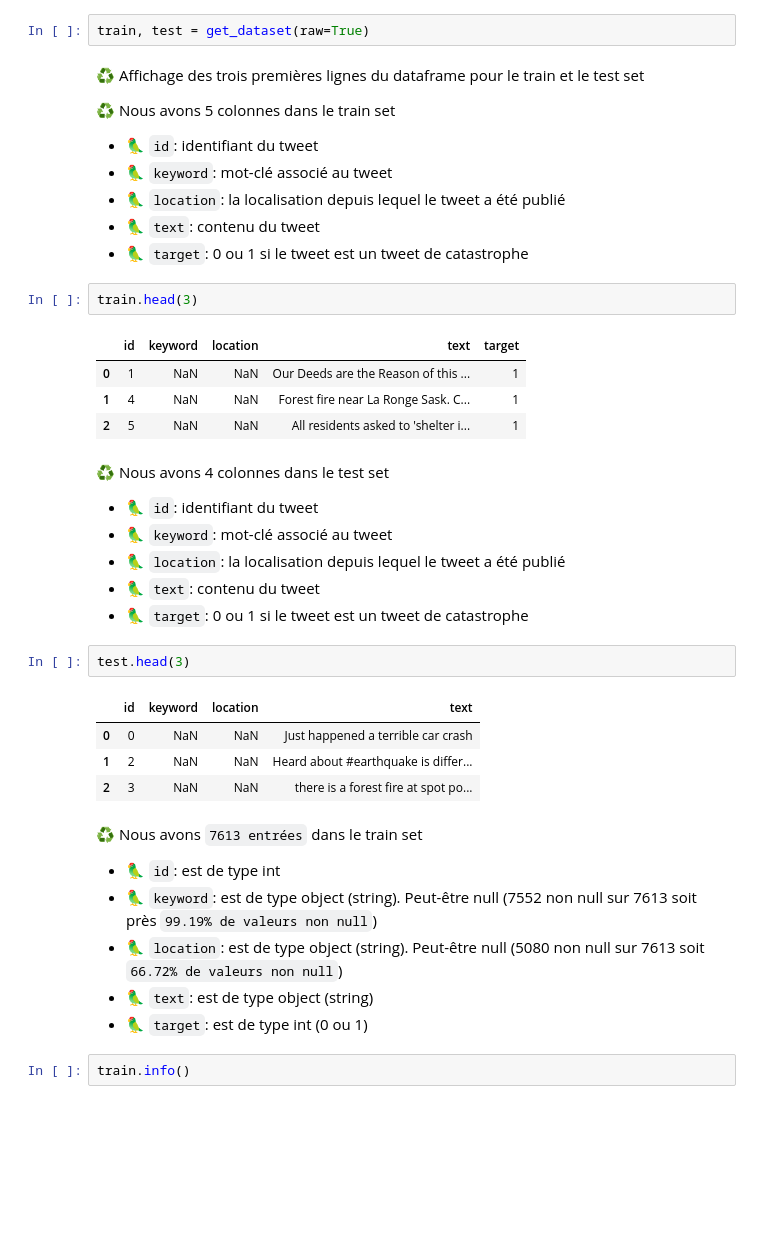
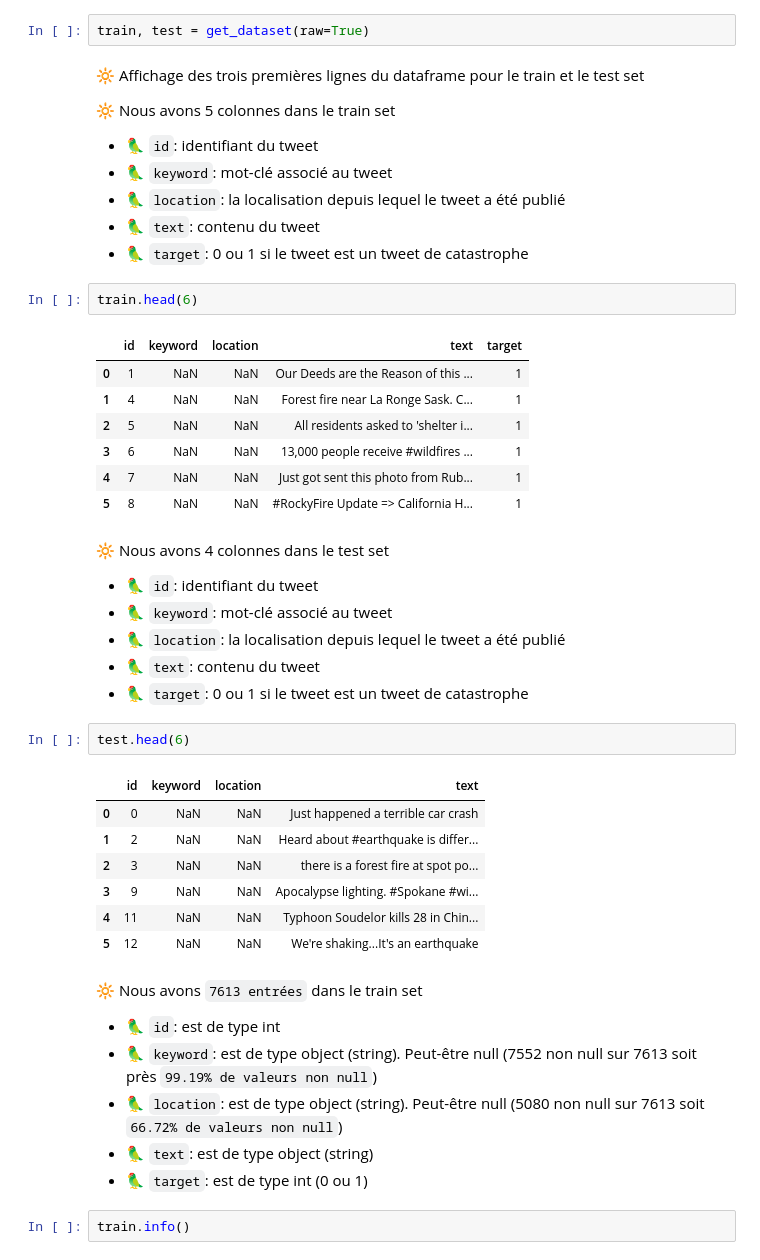
Before and after one commit to dnaby/NLP-Disaster-Tweets-Detection, a Jupyter notebook: notebooks/disaster_tweets_eda.ipynb, the cells around one changed output. Drawn from its saved outputs; the diff is of its cells as text; blank space fills up the shorter version.

```diff
--- a/notebooks/disaster_tweets_eda.ipynb
+++ b/notebooks/disaster_tweets_eda.ipynb
@@ -77,37 +85,43 @@ from src.utilities.main import (
 # %%
 train, test = get_dataset(raw=True)
 # %% [markdown]
-♻️ Affichage des trois premières lignes du dataframe pour le train et le test set
+🔆 Affichage des trois premières lignes du dataframe pour le train et le test set
 
-♻️ Nous avons 5 colonnes dans le train set
+🔆 Nous avons 5 colonnes dans le train set
 - 🦜 `id`: identifiant du tweet
 - 🦜 `keyword`: mot-clé associé au tweet
 - 🦜 `location`: la localisation depuis lequel le tweet a été publié
 - 🦜 `text`: contenu du tweet
 - 🦜 `target`: 0 ou 1 si le tweet est un tweet de catastrophe
 # %%
-train.head(3)
+train.head(6)
 # %% [output]
 |  | id | keyword | location | text | target |
 | 0 | 1 | NaN | NaN | Our Deeds are the Reason of this ... | 1 |
 | 1 | 4 | NaN | NaN | Forest fire near La Ronge Sask. C... | 1 |
 | 2 | 5 | NaN | NaN | All residents asked to 'shelter i... | 1 |
+| 3 | 6 | NaN | NaN | 13,000 people receive #wildfires ... | 1 |
+| 4 | 7 | NaN | NaN | Just got sent this photo from Rub... | 1 |
+| 5 | 8 | NaN | NaN | #RockyFire Update => California H... | 1 |
 # %% [markdown]
-♻️ Nous avons 4 colonnes dans le test set
+🔆 Nous avons 4 colonnes dans le test set
 - 🦜 `id`: identifiant du tweet
 - 🦜 `keyword`: mot-clé associé au tweet
 - 🦜 `location`: la localisation depuis lequel le tweet a été publié
 - 🦜 `text`: contenu du tweet
 - 🦜 `target`: 0 ou 1 si le tweet est un tweet de catastrophe
 # %%
-test.head(3)
+test.head(6)
 # %% [output]
 |  | id | keyword | location | text |
 | 0 | 0 | NaN | NaN | Just happened a terrible car crash |
 | 1 | 2 | NaN | NaN | Heard about #earthquake is differ... |
 | 2 | 3 | NaN | NaN | there is a forest fire at spot po... |
+| 3 | 9 | NaN | NaN | Apocalypse lighting. #Spokane #wi... |
+| 4 | 11 | NaN | NaN | Typhoon Soudelor kills 28 in Chin... |
+| 5 | 12 | NaN | NaN | We're shaking...It's an earthquake |
 # %% [markdown]
-♻️ Nous avons `7613 entrées` dans le train set
+🔆 Nous avons `7613 entrées` dans le train set
   - 🦜 `id`: est de type int
   - 🦜 `keyword`: est de type object (string). Peut-être null (7552 non null sur 7613 soit près `99.19% de valeurs non null`)
   - 🦜 `location`: est de type object (string). Peut-être null (5080 non null sur 7613 soit `66.72% de valeurs non null`)
```
Also changed, not shown: parts of 31 cells of this notebook, 4 other files.
